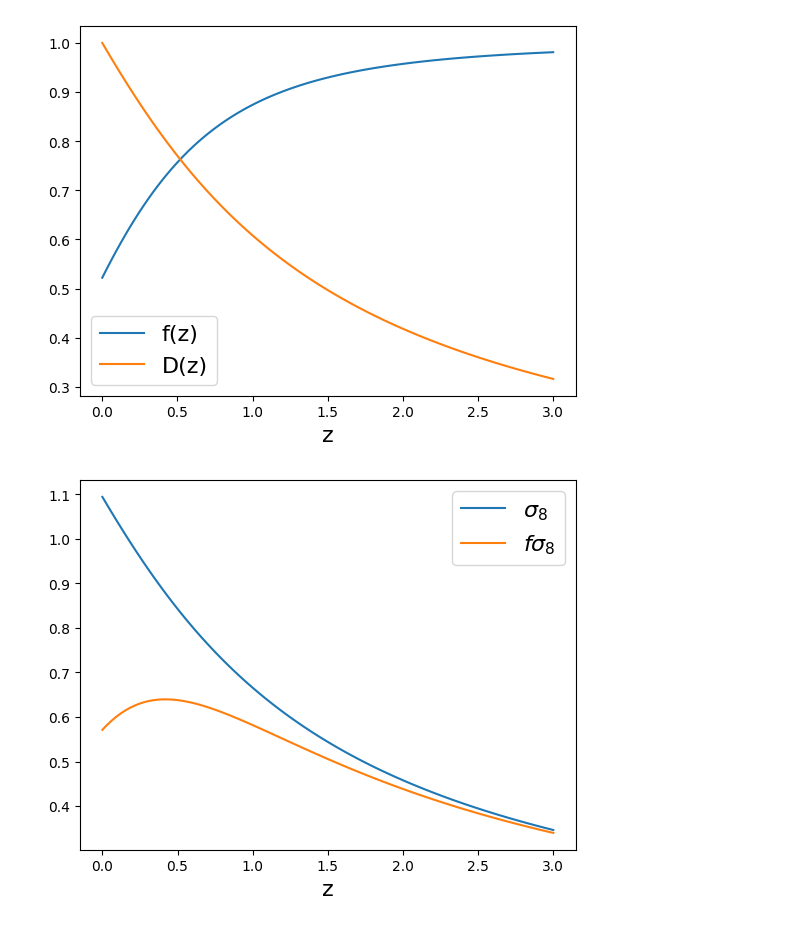
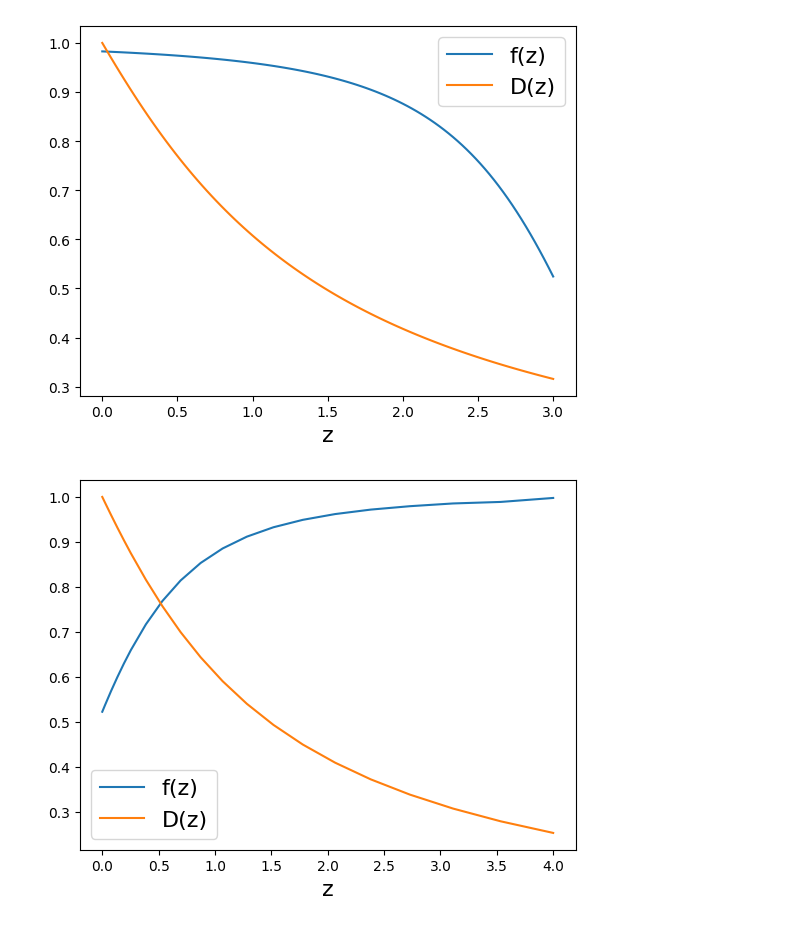
Before and after one commit to cloe-org/cloelib, a Jupyter notebook: notebooks/cosmology/cosmology_validation.ipynb, the cells around one changed output. Saved outputs shown, nothing was run; the diff lists cells and outputs as text; code cells hidden in the pictures.

```diff
--- a/notebooks/cosmology/cosmology_validation.ipynb
+++ b/notebooks/cosmology/cosmology_validation.ipynb
@@ -17,7 +18,10 @@ H0 =  67.7
 h = H0/100.
 sigma8 = 0.8277
 omch2 = 0.12
+Omega_cdm0 = omch2/h**2
 ombh2 = 0.022
+Omega_b0 = ombh2/h**2
+Omega_k0 = 0.
 w = -1.
 wa = 0.
 ns = 0.96
@@ -34,19 +38,30 @@ z = np.linspace(0, 3, 100)
 #astropy_instance = FlatLambdaCDM(H0=H0,Om0=Omm,Ob0=Omb,Tcmb0=Tcmb,Neff=Neff,m_nu=[0,0,0.0]*u.eV)
 #H_z_astropy = astropy_instance.H(z).to(u.km/u.s/u.Mpc).value
 
-camb_instance = CAMBBackground(H0=H0, ombh2=ombh2, omch2=omch2, ns=ns, As=As, w=-1.0, wa=0.0, Omk=0.0, sigma8=0.0, gamma_MG=0.0)
+camb_instance = CAMBBackground(H0=H0, Omega_b0=Omega_b0, Omega_cdm0=Omega_cdm0,
+                               Omega_k0=Omega_k0,
+                               As=As, ns=ns, w0=-1.0, wa=0.0,
+                               gamma_MG=0.0)
 H_z_camb = camb_instance.hubble_parameter(z, units='km/s/Mpc')
 chi_z_camb = camb_instance.comoving_distance(z)
+
+class_instance = CLASSBackground(H0=H0, Omega_b0=Omega_b0, Omega_cdm0=Omega_cdm0,
+                               Omega_k0=Omega_k0,
+                               As=As, ns=ns, w0=-1.0, wa=0.0,
+                               gamma_MG=0.0)
+H_z_class = class_instance.hubble_parameter(z)
+chi_z_class = class_instance.comoving_distance(z)
 
 #jax_instance = JAXBackground(H0=H0,Omc=Omc,Omb=Omb, w=w, wa=wa, sigma8=sigma8, Omk = 0.0, ns = 0.96, As = 2e-9, gamma_MG = 0.545)
 #H_z_jax = jax_instance.hubble_parameter(z)
 
 #plt.figure(figsize = (18,8))
-#plt.plot(z, 100*(H_z_camb- H_z_astropy)/H_z_astropy, label = 'Astropy vs. CAMB')
+plt.plot(z, H_z_camb, label = 'CAMB', ls='--')
+plt.plot(z, H_z_class, label = 'CLASS')
 #plt.plot(z, 100*(H_z_jax- H_z_astropy)/H_z_astropy, label = 'Astropy vs. JAX')
-#plt.ylabel('H(z) Difference [%]')
+plt.ylabel('H(z)')
 #plt.title('Percentage Difference in H(z) between Astropy and CAMB')
-#plt.xlabel('Redshift z')
+plt.xlabel('Redshift z')
 #plt.legend()
 
 #Differences are due to neutrinos
@@ -71,0 +98,16 @@ camb_instance.As
+# %%
+# CLASS PERTURBATIONS
+# k-array
+class_linear = CLASSLinearPerturbations(background=class_instance, redshifts=z)
+class_nonlinear = CLASSNonLinearPerturbations(background=class_instance,
+                                              linear_perturbations=class_linear,
+                                              redshifts=z,
+                                              nonlinear_model='hmcode')
+linear_pk_class = class_linear.matter_power_spectrum()
+nonlinear_pk_class = class_nonlinear.matter_power_spectrum()
+plt.loglog(class_linear.k, linear_pk_class[0, :], label= 'linear')
+plt.loglog(class_nonlinear.k, nonlinear_pk_class[0, :], label= 'nonlinear')
+plt.xlabel('k (1/Mpc)')
+plt.ylabel('P(k)')
+plt.legend(fontsize = 16)
+plt.title("CLASS Perturbations")
@@ -72,16 +136,16 @@ camb_instance.As
 # %%
 #calculate results for these parameters
-plt.plot(z, camb_nonlinear.growth_rate(), label = 'f(z)')
-plt.plot(z, camb_nonlinear.growth_factor(z, 0, kmax=50, extrap_kmax=3), label = 'D(z)')
+plt.plot(z, camb_linear.growth_rate(), label = 'f(z)')
+plt.plot(z, camb_linear.growth_factor()[:, 0], label = 'D(z)')
 plt.xlabel('z', fontsize = 16)
 plt.legend(fontsize = 16);
 # %% [output]
-[figure, old version]
+[figure, new version]
 # %%
 #calculate results for these parameters
-plt.plot(z, camb_nonlinear.sigma8(), label = r'$\sigma_8$')
-plt.plot(z, camb_nonlinear.fsigma8(), label = r'$f\sigma_8$')
+plt.plot(class_linear.z, class_linear.growth_rate(), label = 'f(z)')
+plt.plot(class_linear.z, class_linear.growth_factor()[:, 0], label = 'D(z)')
 plt.xlabel('z', fontsize = 16)
 plt.legend(fontsize = 16);
 # %% [output]
-[figure, old version]
+[figure, new version]
```
Also changed, not shown: parts of 8 cells of this notebook.
